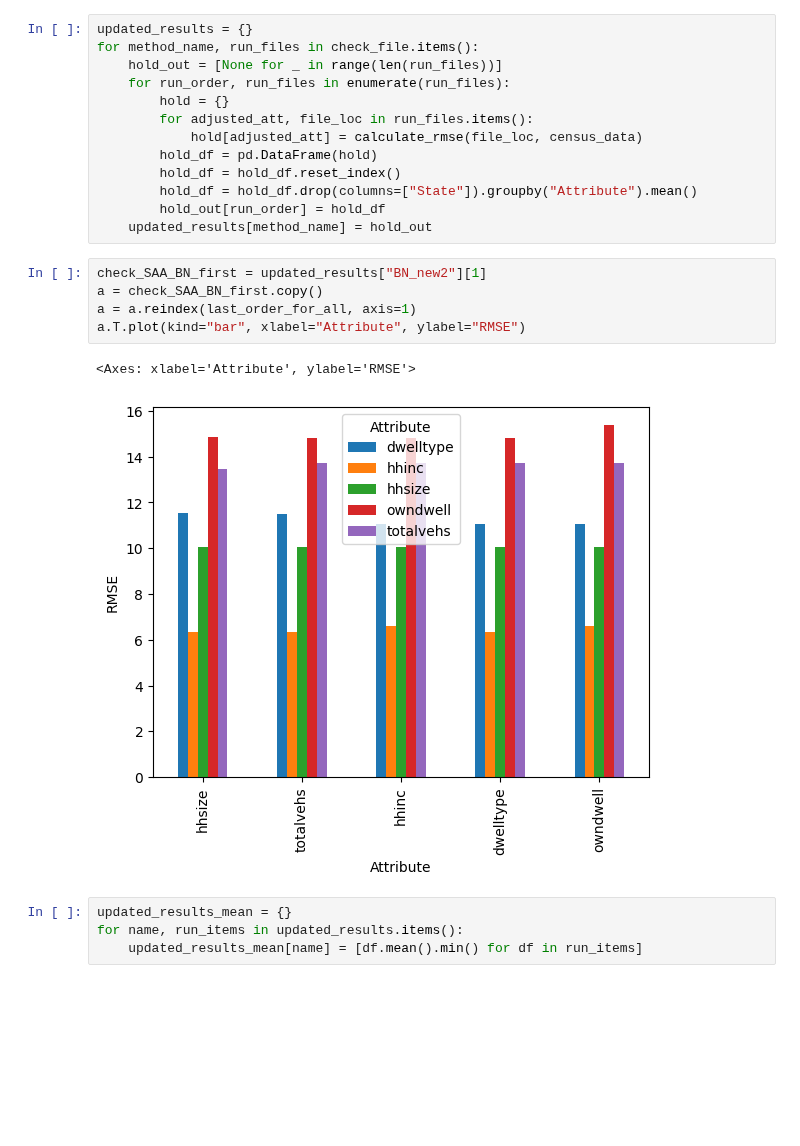
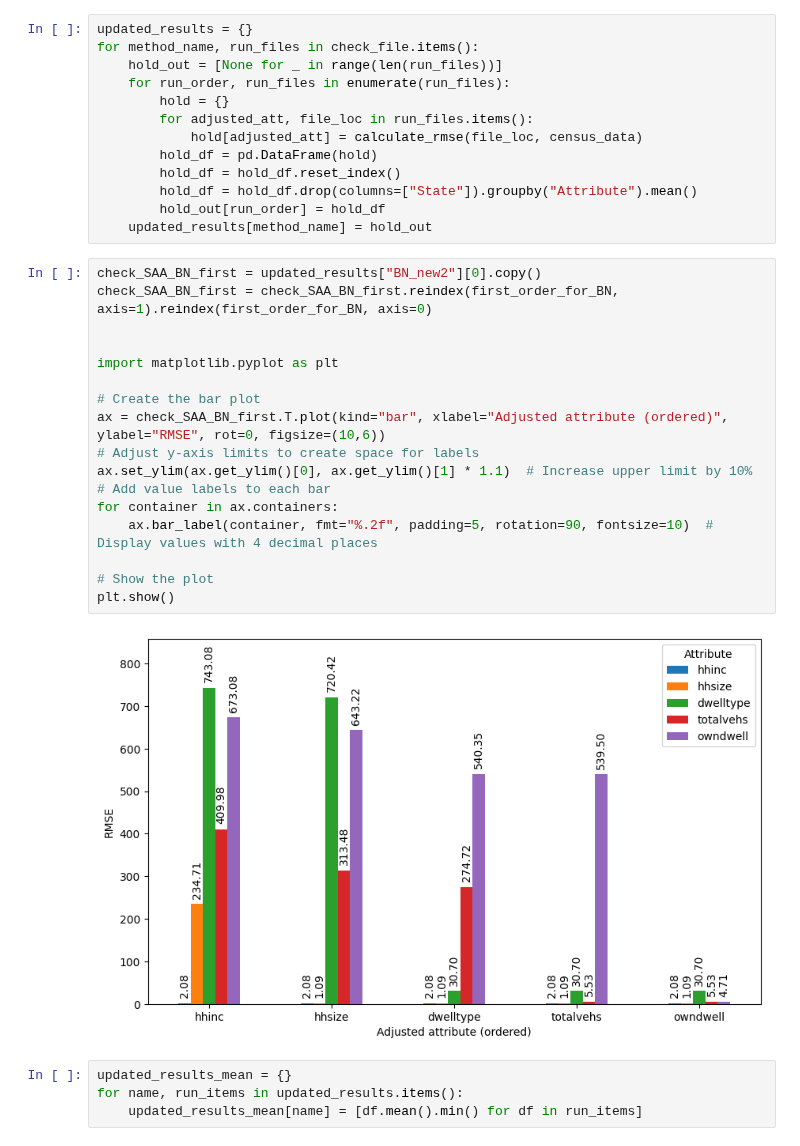
Before and after one commit to bobkatla/PopSyn_Monash, a Jupyter notebook: PopSynthesis/Analyse/general_converge.ipynb, the cells around one changed output. Cells and saved outputs as stored; diff of their text form; blank space fills up the shorter version.

```diff
--- a/PopSynthesis/Analyse/general_converge.ipynb
+++ b/PopSynthesis/Analyse/general_converge.ipynb
@@ -108,14 +110,25 @@ for method_name, run_files in check_file.items():
         hold_df = hold_df.drop(columns=["State"]).groupby("Attribute").mean()
         hold_out[run_order] = hold_df
     updated_results[method_name] = hold_out
-# %%
-check_SAA_BN_first = updated_results["BN_new2"][1]
-a = check_SAA_BN_first.copy()
-a = a.reindex(last_order_for_all, axis=1)
-a.T.plot(kind="bar", xlabel="Attribute", ylabel="RMSE")
-# %% [output]
-<Axes: xlabel='Attribute', ylabel='RMSE'>
-[figure, removed]
+# %%
+check_SAA_BN_first = updated_results["BN_new2"][0].copy()
+check_SAA_BN_first = check_SAA_BN_first.reindex(first_order_for_BN, axis=1).reindex(first_order_for_BN, axis=0)
+
+
+import matplotlib.pyplot as plt
+
+# Create the bar plot
+ax = check_SAA_BN_first.T.plot(kind="bar", xlabel="Adjusted attribute (ordered)", ylabel="RMSE", rot=0, figsize=(10,6))
+# Adjust y-axis limits to create space for labels
+ax.set_ylim(ax.get_ylim()[0], ax.get_ylim()[1] * 1.1)  # Increase upper limit by 10%
+# Add value labels to each bar
+for container in ax.containers:
+    ax.bar_label(container, fmt="%.2f", padding=5, rotation=90, fontsize=10)  # Display values with 4 decimal places
+
+# Show the plot
+plt.show()
+# %% [output]
+[figure, added]
 # %%
 updated_results_mean = {}
 for name, run_items in updated_results.items():
```
Also changed, not shown: parts of 3 cells of this notebook.
